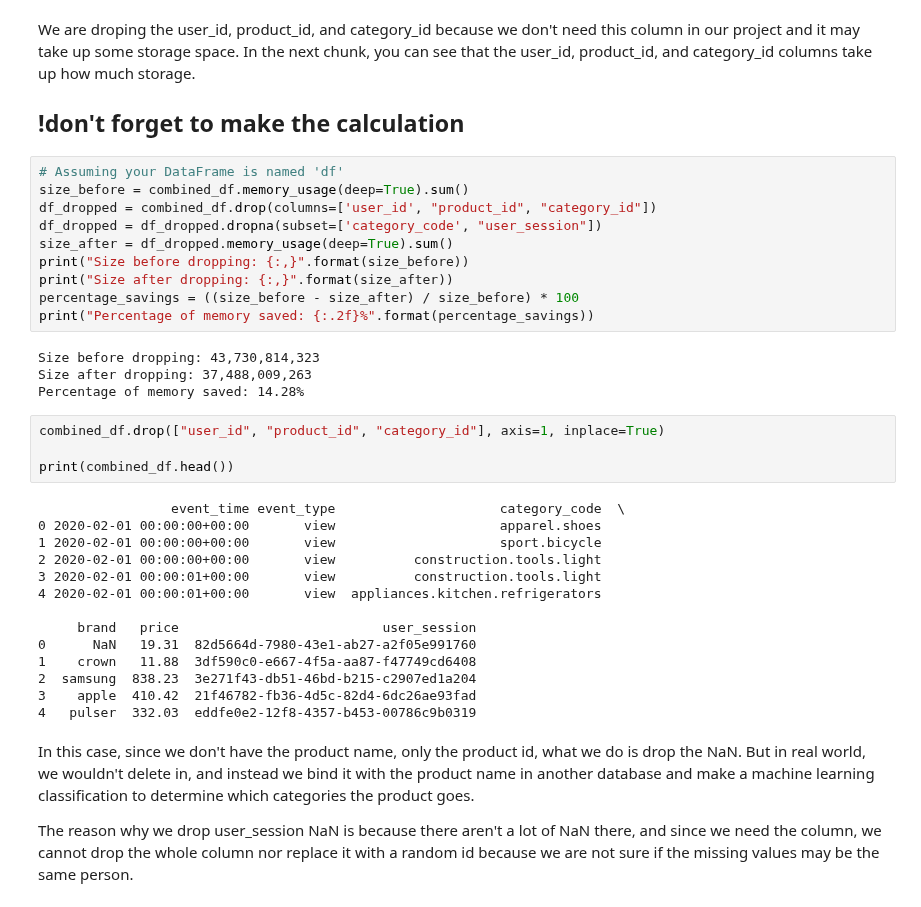
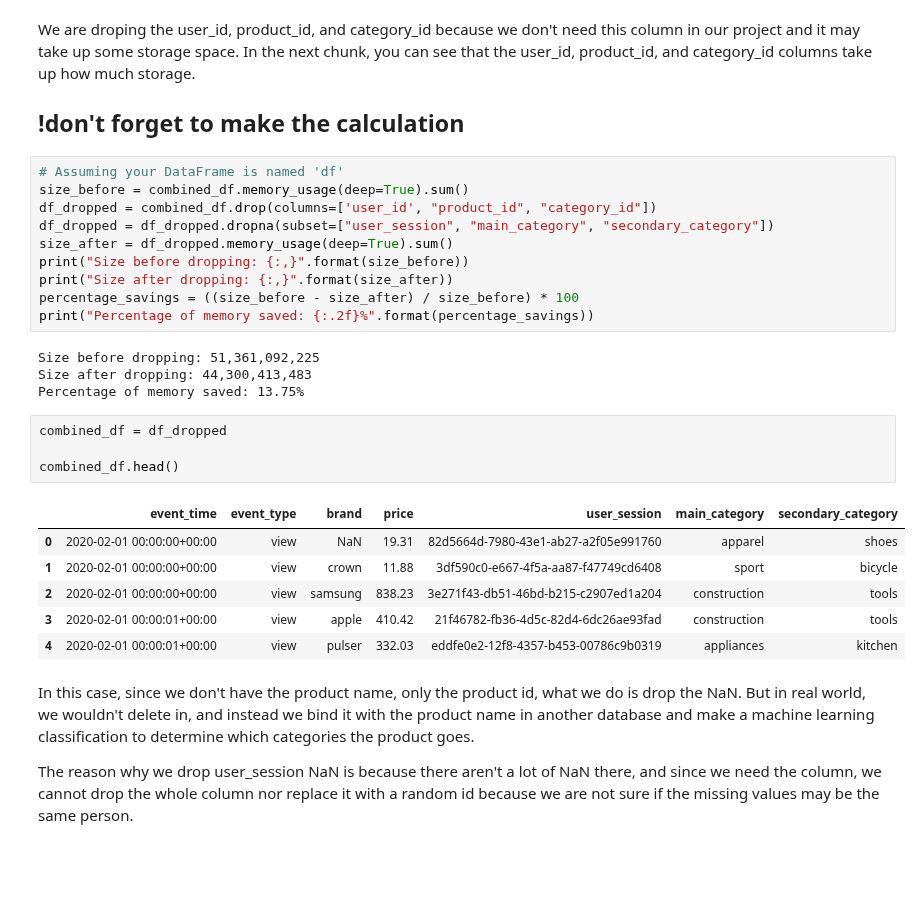
Before and after one commit to Vae2002/BigDataGroup5, a Jupyter notebook: ecommerce.ipynb, the cells around one changed output. Saved outputs shown, nothing was run; the diff lists cells and outputs as text; blank space fills up the shorter version.

```diff
--- a/ecommerce.ipynb
+++ b/ecommerce.ipynb
@@ -591,34 +615,27 @@ We are droping the user_id, product_id, and category_id because we don't need th
 # Assuming your DataFrame is named 'df'
 size_before = combined_df.memory_usage(deep=True).sum()
 df_dropped = combined_df.drop(columns=['user_id', "product_id", "category_id"])
-df_dropped = df_dropped.dropna(subset=['category_code', "user_session"])
+df_dropped = df_dropped.dropna(subset=["user_session", "main_category", "secondary_category"])
 size_after = df_dropped.memory_usage(deep=True).sum()
 print("Size before dropping: {:,}".format(size_before))
 print("Size after dropping: {:,}".format(size_after))
 percentage_savings = ((size_before - size_after) / size_before) * 100
 print("Percentage of memory saved: {:.2f}%".format(percentage_savings))
 # %% [output]
-Size before dropping: 43,730,814,323
-Size after dropping: 37,488,009,263
-Percentage of memory saved: 14.28%
+Size before dropping: 51,361,092,225
+Size after dropping: 44,300,413,483
+Percentage of memory saved: 13.75%
-# %%
-combined_df.drop(["user_id", "product_id", "category_id"], axis=1, inplace=True)
-
-print(combined_df.head())
-# %% [output]
-                 event_time event_type                     category_code  \
-0 2020-02-01 00:00:00+00:00       view                     apparel.shoes
-1 2020-02-01 00:00:00+00:00       view                     sport.bicycle
-2 2020-02-01 00:00:00+00:00       view          construction.tools.light
-3 2020-02-01 00:00:01+00:00       view          construction.tools.light
-4 2020-02-01 00:00:01+00:00       view  appliances.kitchen.refrigerators
-
-     brand   price                          user_session
-0      NaN   19.31  82d5664d-7980-43e1-ab27-a2f05e991760
-1    crown   11.88  3df590c0-e667-4f5a-aa87-f47749cd6408
-2  samsung  838.23  3e271f43-db51-46bd-b215-c2907ed1a204
-3    apple  410.42  21f46782-fb36-4d5c-82d4-6dc26ae93fad
-4   pulser  332.03  eddfe0e2-12f8-4357-b453-00786c9b0319
+# %%
+combined_df = df_dropped
+
+combined_df.head()
+# %% [output]
+|  | event_time | event_type | brand | price | user_session | main_category | secondary_category |
+| 0 | 2020-02-01 00:00:00+00:00 | view | NaN | 19.31 | 82d5664d-7980-43e1-ab27-a2f05e991760 | apparel | shoes |
+| 1 | 2020-02-01 00:00:00+00:00 | view | crown | 11.88 | 3df590c0-e667-4f5a-aa87-f47749cd6408 | sport | bicycle |
+| 2 | 2020-02-01 00:00:00+00:00 | view | samsung | 838.23 | 3e271f43-db51-46bd-b215-c2907ed1a204 | construction | tools |
+| 3 | 2020-02-01 00:00:01+00:00 | view | apple | 410.42 | 21f46782-fb36-4d5c-82d4-6dc26ae93fad | construction | tools |
+| 4 | 2020-02-01 00:00:01+00:00 | view | pulser | 332.03 | eddfe0e2-12f8-4357-b453-00786c9b0319 | appliances | kitchen |
 # %% [markdown]
 In this case, since we don't have the product name, only the product id, what we do is drop the NaN. But in real world, we wouldn't delete in, and instead we bind it with the product name in another database and make a machine learning classification to determine which categories the product goes.
 
```
Also changed, not shown: parts of 10 cells of this notebook.
